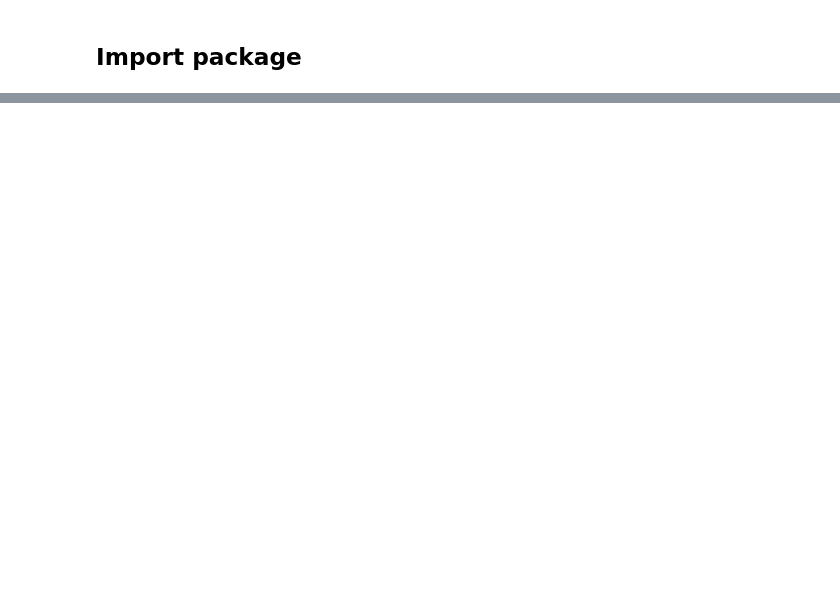
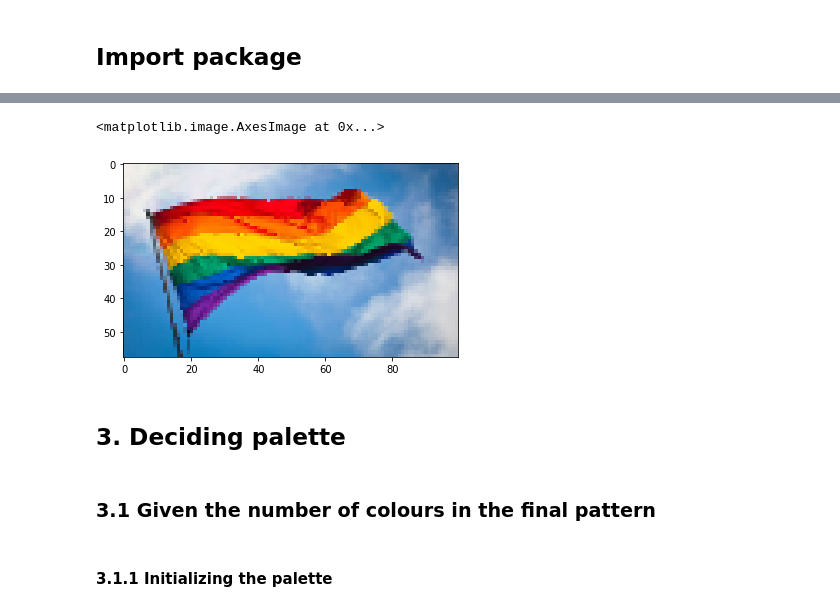
Before and after one commit to barbadosaloe/Dissertation, a Jupyter notebook: ver1.ipynb, the cells around one changed output, grey strips where cells are left out. Cells and saved outputs as stored; diff of their text form; code cells hidden in the pictures; blank space fills up the shorter version.

```diff
--- a/ver1.ipynb
+++ b/ver1.ipynb
@@ -14,0 +142,22 @@ img_np =  np.asarray(img)
+# %%
+# Output whether a block contains edge pixels
+def edge_detection(block_pixels, edges):
+    edge_pixels = []
+    for pixel in block_pixels:
+        if edges[pixel[0], pixel[1]] == True:
+            edge_pixels.append(pixel)
+    if edge_pixels:
+        return edge_pixels
+    else:
+        return False
+
+def edge_or_not(s, edges):
+    if True in edges[s[0]: s[2]+1, s[1]:s[3]+1]:
+        return True
+    else:
+        return False
+
+# Calculating the average RGB of a block
+def get_averageRGB(img_array, s, block_size):
+  block_img = img_array[s[0]:s[2] + 1, s[1]:s[3] + 1]
+  return np.average(block_img.reshape(block_size**2, 3), axis=0).astype(int)
@@ -14,0 +206,27 @@ img_np =  np.asarray(img)
+# %%
+en_threshold = 5
+# %%
+img_new = img_np.copy()
+img_np_resized = np.zeros((num_h, num_w, 3))
+for x in range(0,height,block_size):
+    for y in range(0,width,block_size):
+        if entropy > en_threshold:
+            block_pixels = change_block(x, y, block_size, img_np, edges)[0]
+            block_color = change_block(x, y, block_size, img_np, edges)[1]
+        else:
+            block_pixels = change_block_ave(x, y, block_size, img_np)[0]
+            block_color = change_block_ave(x, y, block_size, img_np)[1]
+        img_np_resized[int(x/block_size)][int(y/block_size)] = block_color
+        for pixel in block_pixels:
+            img_new[pixel[0], pixel[1]] = block_color
+# %%
+img_resized = img_np_resized.astype('uint8')
+# %%
+plt.imshow(img_resized)
+# %% [output]
+<matplotlib.image.AxesImage at 0x...>
+[figure, added]
+# %% [markdown]
+## 3. Deciding palette
+# %% [markdown]
+### 3.1 Given the number of colours in the final pattern
@@ -14,0 +237,2 @@ img_np =  np.asarray(img)
+# %% [markdown]
+#### 3.1.1 Initializing the palette
```
Also changed, not shown: parts of 59 cells of this notebook, 2 other files.
